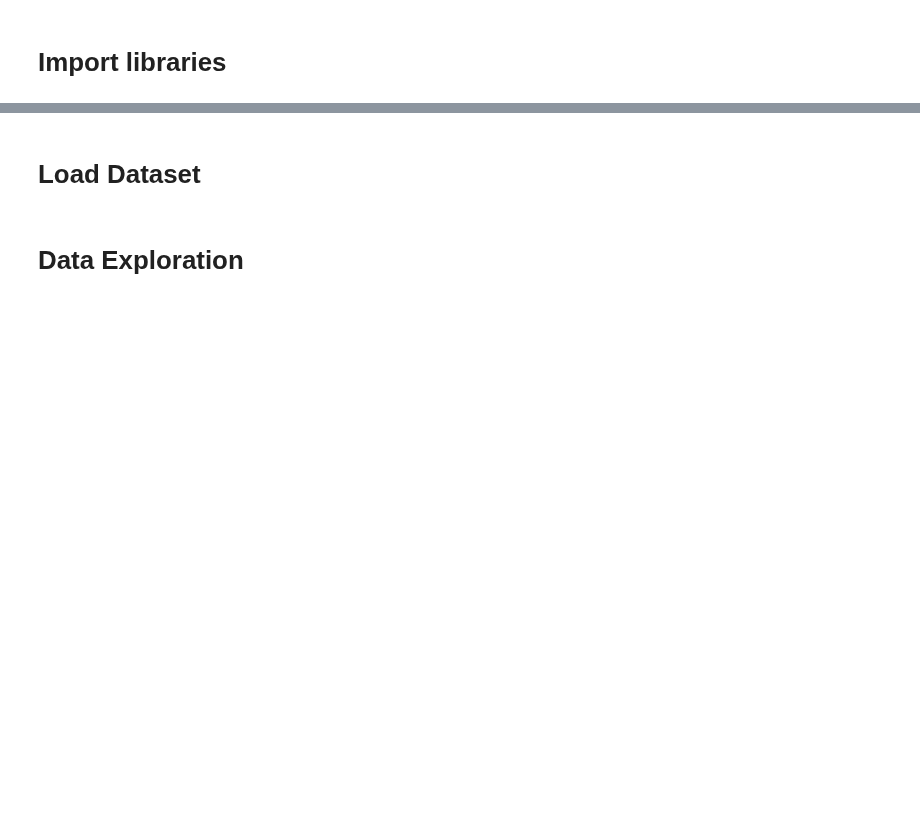
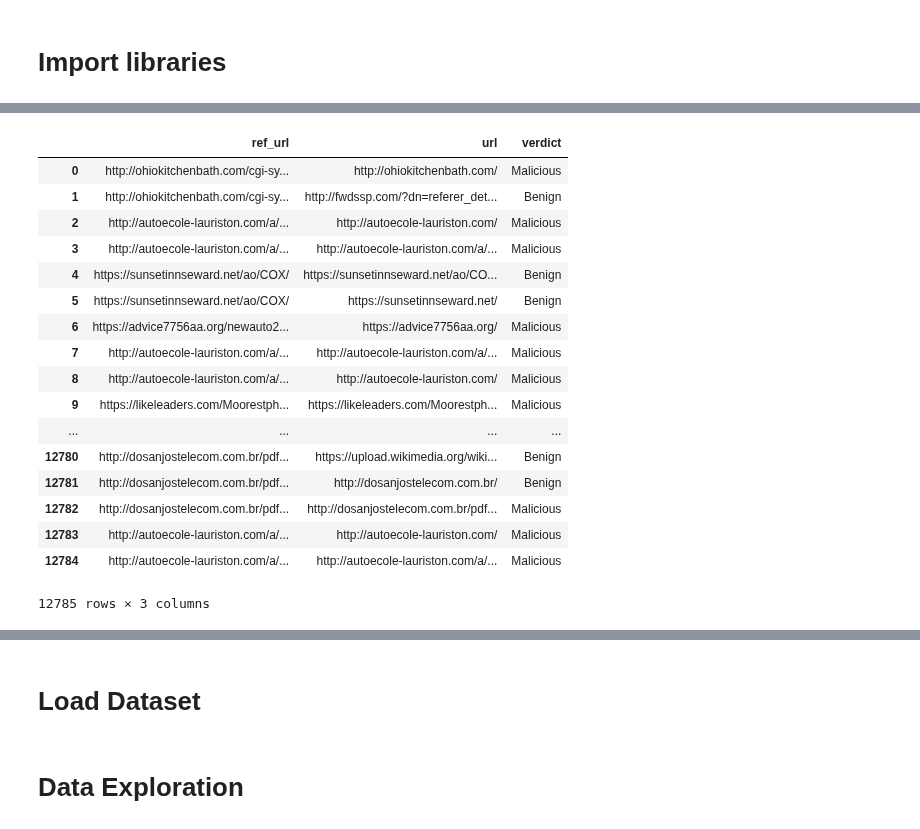
Before and after one commit to shahid-malik/Url-data-collector-for-phishing-detection, a Jupyter notebook: classifier/behavioral_classifier.ipynb, the cells around one changed output, grey strips where cells are left out. Cells and saved outputs as stored; diff of their text form; code cells hidden in the pictures; blank space fills up the shorter version.

Commit message:
phishing outgoin results

```diff
--- a/classifier/behavioral_classifier.ipynb
+++ b/classifier/behavioral_classifier.ipynb
@@ -7,3 +7,19 @@ import os
 import base64
 
 %matplotlib inline
+# %%
+file_path = '/home/shahid/projects/behaviouralClassifier/tmp/all_og_urls_verdict.csv'
+url_file_path = '/home/shahid/projects/behaviouralClassifier/tmp/phishing_urls.csv'
+with open(file_path) as infile:
+    count = 0
+    lines = infile.readlines()
+    for line in lines:
+        verdict = line.split(',')[-1]
+        # print(verdict)
+        if verdict == "Malicious\n" or verdict == "Malicious":
+            count += 1
+
+# print(count)
+
+data = pd.read_csv(file_path)
+data.head()
@@ -9,0 +33,21 @@ import base64
+# %%
+data
+# %% [output]
+|  | ref_url | url | verdict |
+| 0 | http://ohiokitchenbath.com/cgi-sy... | http://ohiokitchenbath.com/ | Malicious |
+| 1 | http://ohiokitchenbath.com/cgi-sy... | http://fwdssp.com/?dn=referer_det... | Benign |
+| 2 | http://autoecole-lauriston.com/a/... | http://autoecole-lauriston.com/ | Malicious |
+| 3 | http://autoecole-lauriston.com/a/... | http://autoecole-lauriston.com/a/... | Malicious |
+| 4 | https://sunsetinnseward.net/ao/COX/ | https://sunsetinnseward.net/ao/CO... | Benign |
+| 5 | https://sunsetinnseward.net/ao/COX/ | https://sunsetinnseward.net/ | Benign |
+| 6 | https://advice7756aa.org/newauto2... | https://advice7756aa.org/ | Malicious |
+| 7 | http://autoecole-lauriston.com/a/... | http://autoecole-lauriston.com/a/... | Malicious |
+| 8 | http://autoecole-lauriston.com/a/... | http://autoecole-lauriston.com/ | Malicious |
+| 9 | https://likeleaders.com/Moorestph... | https://likeleaders.com/Moorestph... | Malicious |
+| ... | ... | ... | ... |
+| 12780 | http://dosanjostelecom.com.br/pdf... | https://upload.wikimedia.org/wiki... | Benign |
+| 12781 | http://dosanjostelecom.com.br/pdf... | http://dosanjostelecom.com.br/ | Benign |
+| 12782 | http://dosanjostelecom.com.br/pdf... | http://dosanjostelecom.com.br/pdf... | Malicious |
+| 12783 | http://autoecole-lauriston.com/a/... | http://autoecole-lauriston.com/ | Malicious |
+| 12784 | http://autoecole-lauriston.com/a/... | http://autoecole-lauriston.com/a/... | Malicious |
+12785 rows × 3 columns
```
Also changed, not shown: parts of 7 cells of this notebook, 7 other files.
